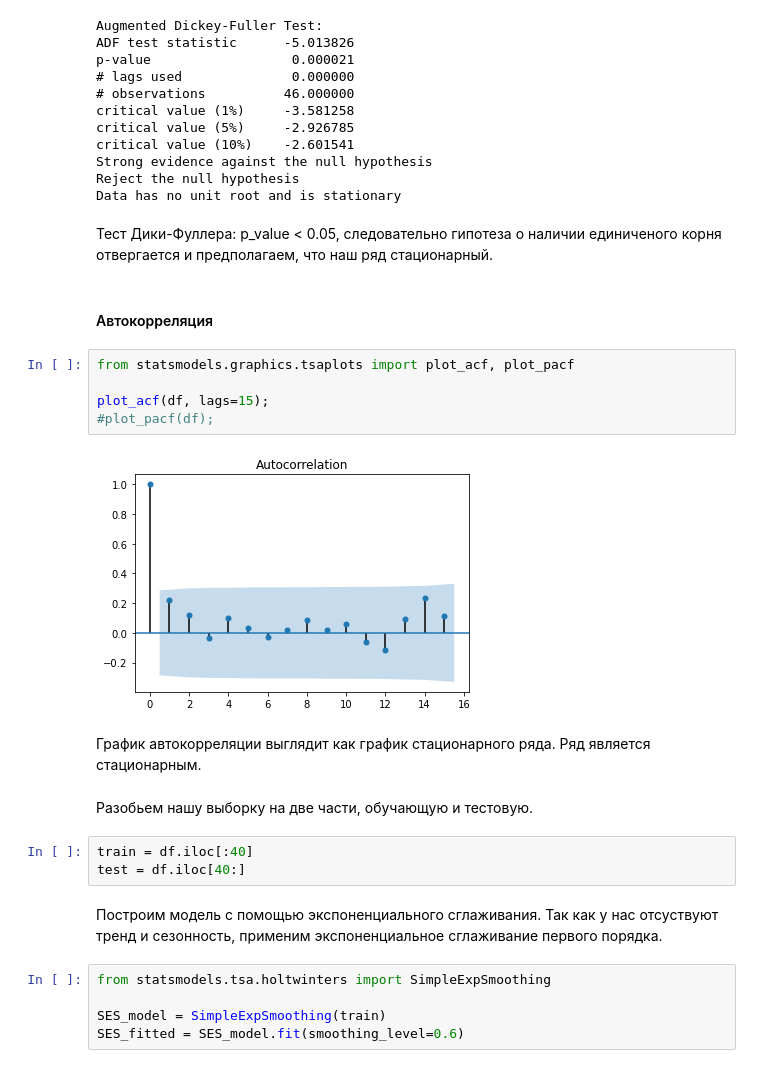
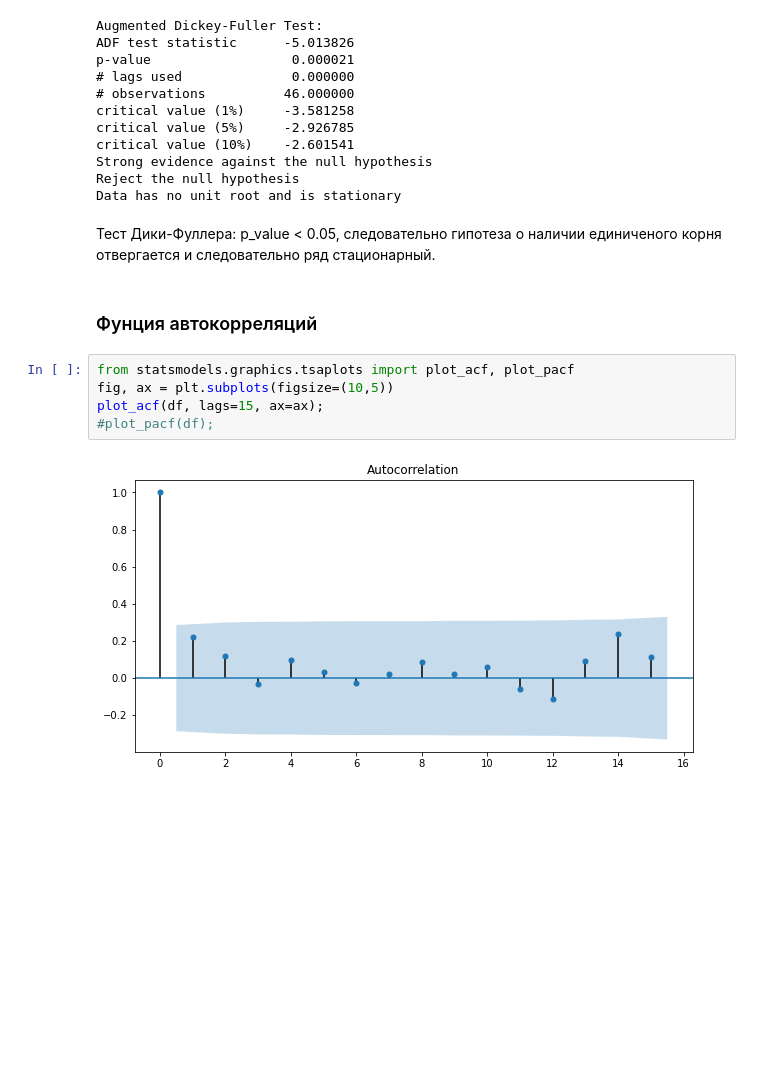
Before and after one commit to nktrn/oxygen_dissolve, a Jupyter notebook: Course work.ipynb, the cells around one changed output. Saved outputs shown, nothing was run; the diff lists cells and outputs as text; blank space fills up the shorter version.

```diff
--- a/Course work.ipynb
+++ b/Course work.ipynb
@@ -192,27 +208,13 @@ Strong evidence against the null hypothesis
 Reject the null hypothesis
 Data has no unit root and is stationary
 # %% [markdown]
-Тест Дики-Фуллера: p_value < 0.05, следовательно гипотеза о наличии единиченого корня отвергается и предполагаем, что наш ряд стационарный.
+Тест Дики-Фуллера: p_value < 0.05, следовательно гипотеза о наличии единиченого корня отвергается и следовательно ряд стационарный.
-# %% [markdown]
-#### Автокорреляция
+# %% [markdown]
+### Фунция автокорреляций
 # %%
 from statsmodels.graphics.tsaplots import plot_acf, plot_pacf
-
-plot_acf(df, lags=15);
+fig, ax = plt.subplots(figsize=(10,5))
+plot_acf(df, lags=15, ax=ax);
 #plot_pacf(df);
 # %% [output]
-[figure, old version]
+[figure, new version]
-# %% [markdown]
-График автокорреляции выглядит как график стационарного ряда. Ряд является стационарным.
-# %% [markdown]
-Разобьем нашу выборку на две части, обучающую и тестовую.
-# %%
-train = df.iloc[:40]
-test = df.iloc[40:]
-# %% [markdown]
-Построим модель с помощью экспоненциального сглаживания. Так как у нас отсуствуют тренд и сезонность, применим экспоненциальное сглаживание первого порядка.
-# %%
-from statsmodels.tsa.holtwinters import SimpleExpSmoothing
-
-SES_model = SimpleExpSmoothing(train)
-SES_fitted = SES_model.fit(smoothing_level=0.6)
```
Also changed, not shown: parts of 32 cells of this notebook.
